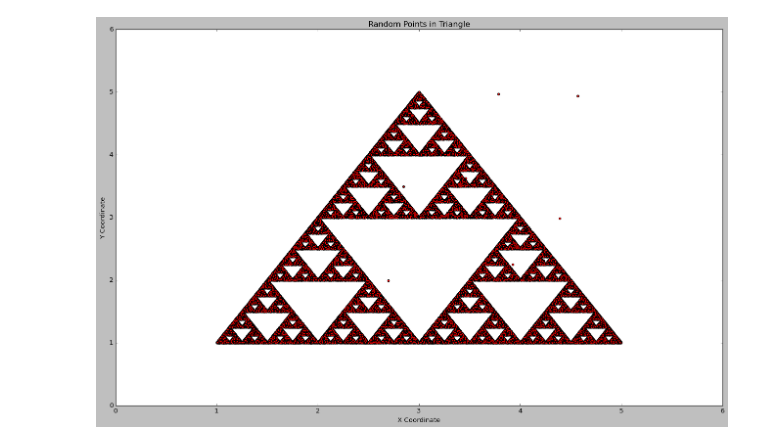
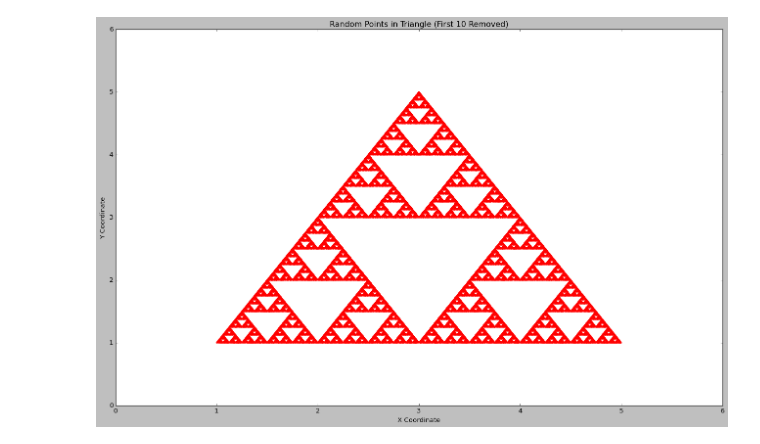
Before and after one commit to JonnyV-22/Python-Scratch-Repo, a Jupyter notebook: python_work/Generating_Data/triangles_random.ipynb, the cells around one changed output. Cells and saved outputs as stored; diff of their text form; code cells hidden in the pictures.

Commit message:
needs more triangle

```diff
--- a/python_work/Generating_Data/triangles_random.ipynb
+++ b/python_work/Generating_Data/triangles_random.ipynb
@@ -8,42 +8,43 @@ pt2 = (3, 5)
 pt3 = (5, 1)
 
 # Define the number of iterations
-num_iterations = 100000  # Adjust this as needed
+num_iterations = 500000  # Adjust this as needed
 
 # Initialize the starting point with a random point within the triangle
 current_point_x = random.uniform(min(pt1[0], pt2[0], pt3[0]), max(pt1[0], pt2[0], pt3[0]))
 current_point_y = random.uniform(min(pt1[1], pt2[1], pt3[1]), max(pt1[1], pt2[1], pt3[1]))
 
 # Lists to store the x and y coordinates of the points
 x_coords = [current_point_x]
 y_coords = [current_point_y]
 
 # Repeat the process for a specified number of iterations
 for _ in range(num_iterations):
     # Choose a random vertex
     random_vertex = random.choice([pt1, pt2, pt3])
 
     # Calculate the halfway point between the current point and the random vertex
-    current_point_x = (current_point_x + random_vertex[0]) / 2.0
-    current_point_y = (current_point_y + random_vertex[1]) / 2.0
+    current_point_x = (current_point_x + random_vertex[0]) * .5 #/ 2.5
+    current_point_y = (current_point_y + random_vertex[1]) * .5 #/ 2.5
 
     # Append the updated point coordinates to the lists
     x_coords.append(current_point_x)
     y_coords.append(current_point_y)
 
-plt.style.use('classic')
+# Remove the first 10 points
+x_coords = x_coords[10:]
+y_coords = y_coords[10:]
+
 plt.subplots(figsize=(20,12))
-# Create a scatter plot
-plt.scatter(x_coords, y_coords, s=15, c='red')  # Adjust the marker size (s) as needed
+# Create a red scatter plot
+plt.scatter(x_coords, y_coords, s=5, c='red', edgecolors='none')  # Set the color to red
 
 # Set labels and title
 plt.xlabel('X Coordinate')
 plt.ylabel('Y Coordinate')
-plt.title('Random Points in Triangle')
-
-
+plt.title('Random Points in Triangle (First 10 Removed)')
 
 # Show the plot
 plt.show()
 # %% [output]
-[figure, old version]
+[figure, new version]
```
